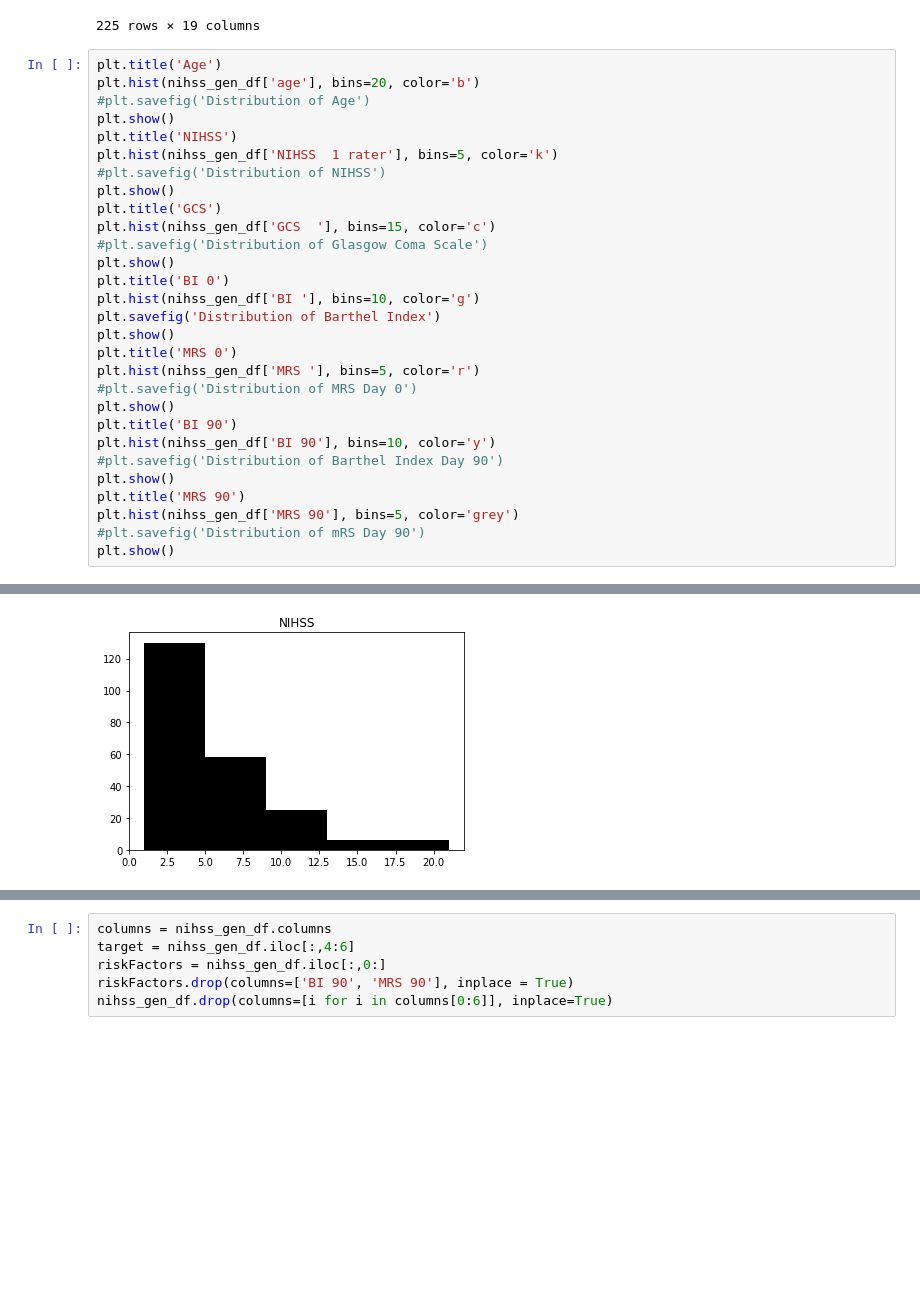
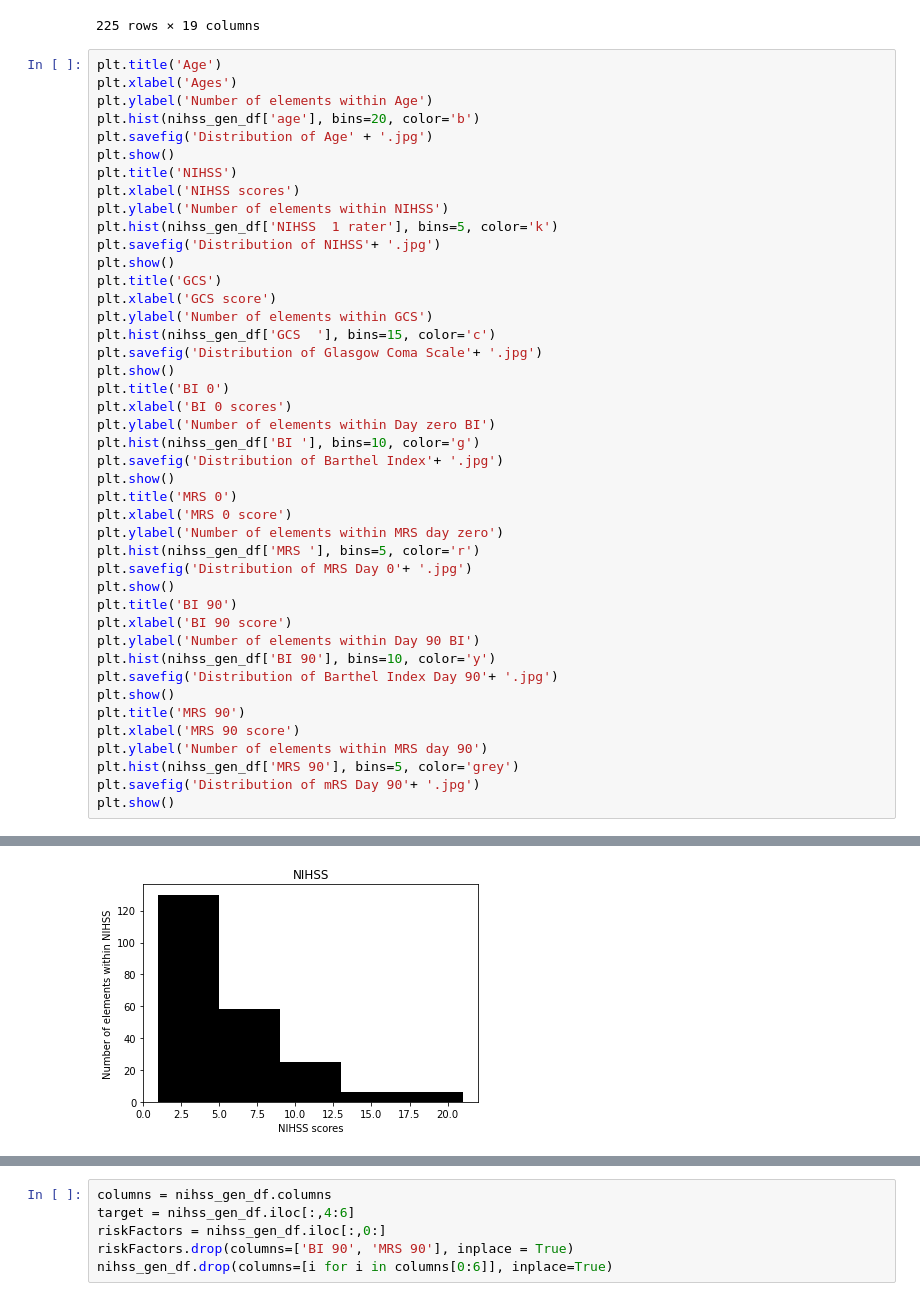
Before and after one commit to BFitzy96/model_code, a Jupyter notebook: NIHSSdata/NIHSS_data_set.ipynb, the cells around one changed output, grey strips where cells are left out. Drawn from its saved outputs; the diff is of its cells as text; blank space fills up the shorter version.

```diff
--- a/NIHSSdata/NIHSS_data_set.ipynb
+++ b/NIHSSdata/NIHSS_data_set.ipynb
@@ -48,31 +65,45 @@ nihss_gen_df.iloc[:,0:]
 225 rows × 19 columns
 # %%
 plt.title('Age')
+plt.xlabel('Ages')
+plt.ylabel('Number of elements within Age')
 plt.hist(nihss_gen_df['age'], bins=20, color='b')
-#plt.savefig('Distribution of Age')
+plt.savefig('Distribution of Age' + '.jpg')
 plt.show()
 plt.title('NIHSS')
+plt.xlabel('NIHSS scores')
+plt.ylabel('Number of elements within NIHSS')
 plt.hist(nihss_gen_df['NIHSS  1 rater'], bins=5, color='k')
-#plt.savefig('Distribution of NIHSS')
+plt.savefig('Distribution of NIHSS'+ '.jpg')
 plt.show()
 plt.title('GCS')
+plt.xlabel('GCS score')
+plt.ylabel('Number of elements within GCS')
 plt.hist(nihss_gen_df['GCS  '], bins=15, color='c')
-#plt.savefig('Distribution of Glasgow Coma Scale')
+plt.savefig('Distribution of Glasgow Coma Scale'+ '.jpg')
 plt.show()
 plt.title('BI 0')
+plt.xlabel('BI 0 scores')
+plt.ylabel('Number of elements within Day zero BI')
 plt.hist(nihss_gen_df['BI '], bins=10, color='g')
-plt.savefig('Distribution of Barthel Index')
+plt.savefig('Distribution of Barthel Index'+ '.jpg')
 plt.show()
 plt.title('MRS 0')
+plt.xlabel('MRS 0 score')
+plt.ylabel('Number of elements within MRS day zero')
 plt.hist(nihss_gen_df['MRS '], bins=5, color='r')
-#plt.savefig('Distribution of MRS Day 0')
+plt.savefig('Distribution of MRS Day 0'+ '.jpg')
 plt.show()
 plt.title('BI 90')
+plt.xlabel('BI 90 score')
+plt.ylabel('Number of elements within Day 90 BI')
 plt.hist(nihss_gen_df['BI 90'], bins=10, color='y')
-#plt.savefig('Distribution of Barthel Index Day 90')
+plt.savefig('Distribution of Barthel Index Day 90'+ '.jpg')
 plt.show()
 plt.title('MRS 90')
+plt.xlabel('MRS 90 score')
+plt.ylabel('Number of elements within MRS day 90')
 plt.hist(nihss_gen_df['MRS 90'], bins=5, color='grey')
-#plt.savefig('Distribution of mRS Day 90')
+plt.savefig('Distribution of mRS Day 90'+ '.jpg')
 plt.show()
 # %% [output]
@@ -80 +111 @@ plt.show()
-[figure, old version]
+[figure, new version]
```
Also changed, not shown: parts of 16 cells of this notebook, 39 other files.
